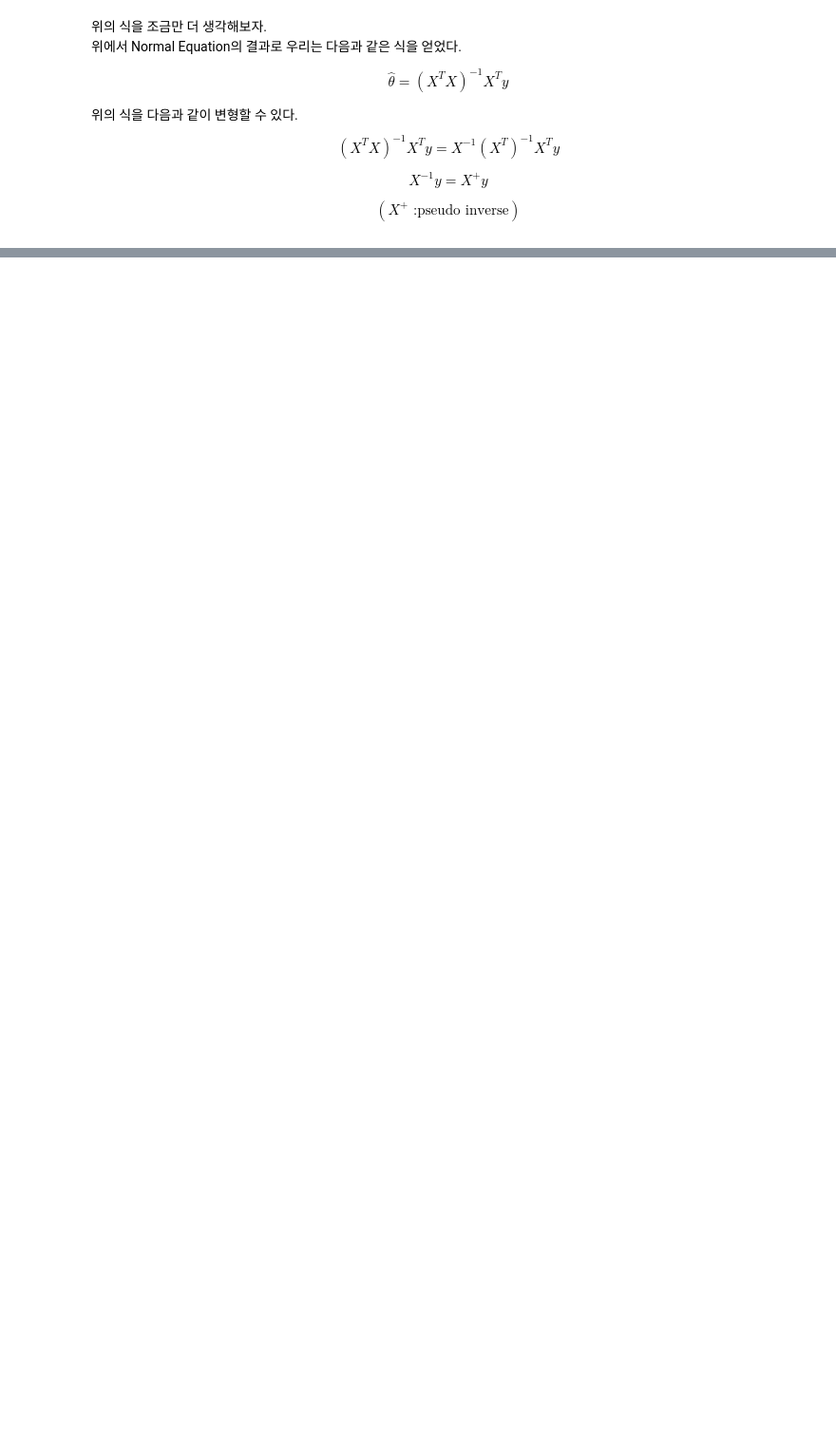
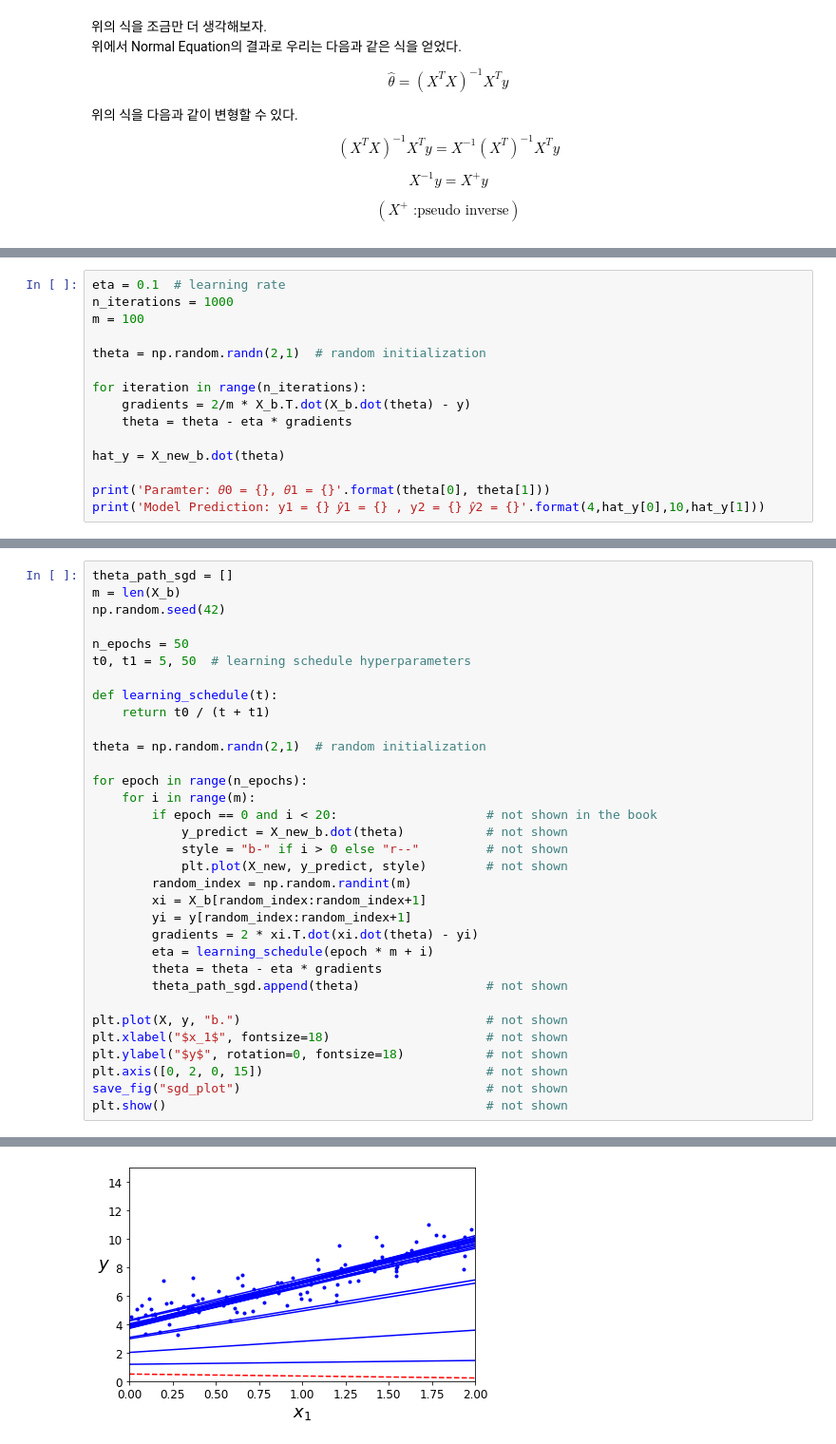
Before and after one commit to wjddyd66/HandsOn, a Jupyter notebook: Ch4.Training_Linear_Models.ipynb, the cells around one changed output, grey strips where cells are left out. Shown at 95% size. Cells and saved outputs as stored; diff of their text form; blank space fills up the shorter version.

```diff
--- a/Ch4.Training_Linear_Models.ipynb
+++ b/Ch4.Training_Linear_Models.ipynb
@@ -132,0 +147,15 @@ array([[3.86501051],
+# %%
+eta = 0.1  # learning rate
+n_iterations = 1000
+m = 100
+
+theta = np.random.randn(2,1)  # random initialization
+
+for iteration in range(n_iterations):
+    gradients = 2/m * X_b.T.dot(X_b.dot(theta) - y)
+    theta = theta - eta * gradients
+
+hat_y = X_new_b.dot(theta)
+
+print('Paramter: 𝜃0 = {}, 𝜃1 = {}'.format(theta[0], theta[1]))
+print('Model Prediction: y1 = {} 𝑦̂1 = {} , y2 = {} 𝑦̂2 = {}'.format(4,hat_y[0],10,hat_y[1]))
@@ -132,0 +233,34 @@ array([[3.86501051],
+# %%
+theta_path_sgd = []
+m = len(X_b)
+np.random.seed(42)
+
+n_epochs = 50
+t0, t1 = 5, 50  # learning schedule hyperparameters
+
+def learning_schedule(t):
+    return t0 / (t + t1)
+
+theta = np.random.randn(2,1)  # random initialization
+
+for epoch in range(n_epochs):
+    for i in range(m):
+        if epoch == 0 and i < 20:                    # not shown in the book
+            y_predict = X_new_b.dot(theta)           # not shown
+            style = "b-" if i > 0 else "r--"         # not shown
+            plt.plot(X_new, y_predict, style)        # not shown
+        random_index = np.random.randint(m)
+        xi = X_b[random_index:random_index+1]
+        yi = y[random_index:random_index+1]
+        gradients = 2 * xi.T.dot(xi.dot(theta) - yi)
+        eta = learning_schedule(epoch * m + i)
+        theta = theta - eta * gradients
+        theta_path_sgd.append(theta)                 # not shown
+
+plt.plot(X, y, "b.")                                 # not shown
+plt.xlabel("$x_1$", fontsize=18)                     # not shown
+plt.ylabel("$y$", rotation=0, fontsize=18)           # not shown
+plt.axis([0, 2, 0, 15])                              # not shown
+save_fig("sgd_plot")                                 # not shown
+plt.show()                                           # not shown
+# %% [output]
@@ -132,0 +268 @@ array([[3.86501051],
+[figure, added]
```
Also changed, not shown: parts of 65 cells of this notebook, 55 other files.
